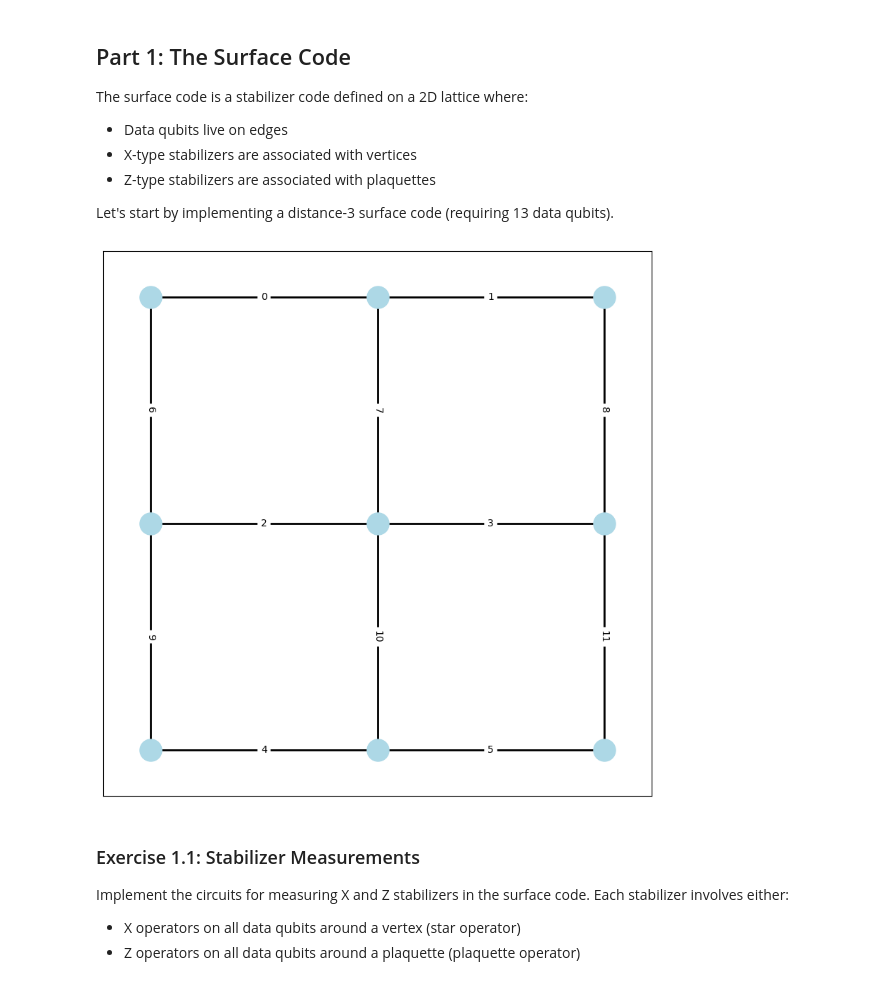
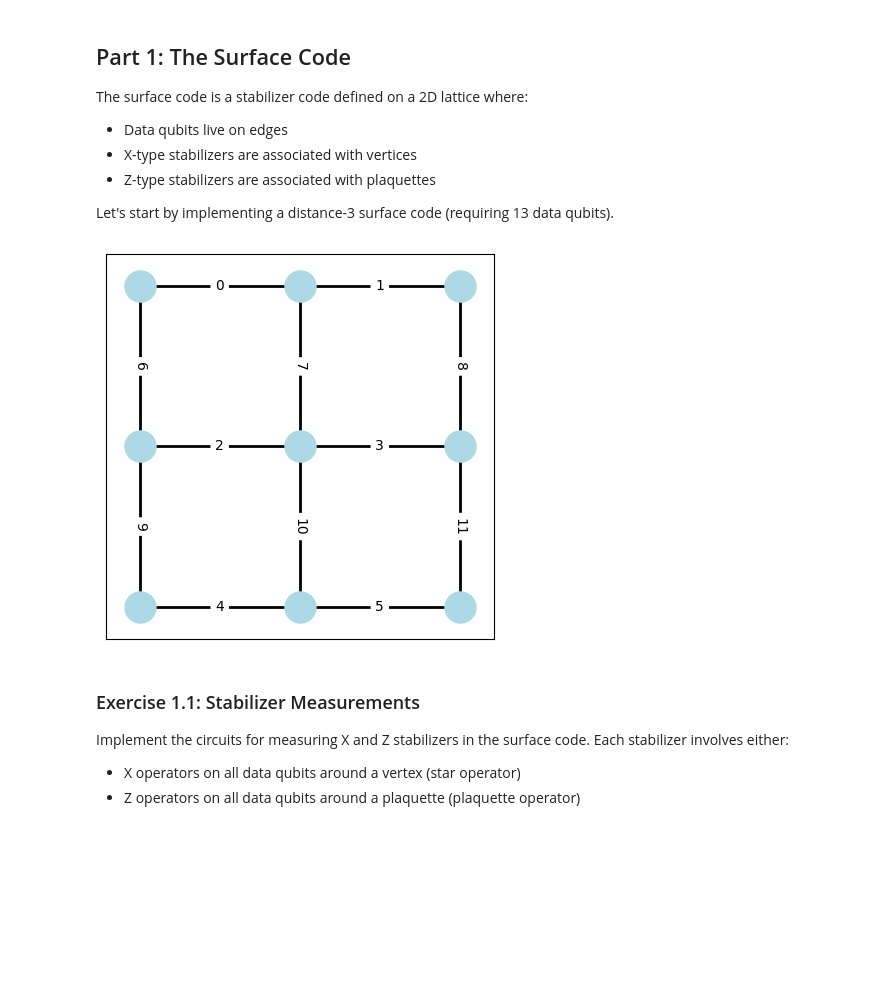
Before and after one commit to UMassIonTrappers/Introduction-to-Quantum-Computing, a Jupyter notebook: Lab_13_QEC_TBD.ipynb, the cells around one changed output. Drawn from its saved outputs; the diff is of its cells as text; code cells hidden in the pictures; blank space fills up the shorter version.

```diff
--- a/Lab_13_QEC_TBD.ipynb
+++ b/Lab_13_QEC_TBD.ipynb
@@ -149,35 +122,35 @@ class SurfaceCode:
         for i in range(self.d-1):
             for j in range(self.d):
                 # Vertical edges
                 G.add_edge((i,j), (i+1,j), qubit=qubit_idx)
                 qubit_idx += 1
 
         return G
 
     def draw_lattice(self):
         """Visualize the surface code lattice"""
         pos = {(i,j): (j,-i) for i,j in self.graph.nodes()}
 
-        plt.figure(figsize=(10,10))
+        plt.figure(figsize=(5,5))
         # Draw edges (data qubits)
         nx.draw_networkx_edges(self.graph, pos, width=2)
 
         # Draw vertices
         nx.draw_networkx_nodes(self.graph, pos, node_color='lightblue',
                               node_size=500)
 
         # Add labels
         edge_labels = nx.get_edge_attributes(self.graph, 'qubit')
         nx.draw_networkx_edge_labels(self.graph, pos, edge_labels)
 
         plt.axis('equal')
         plt.show()
 
 # Create and visualize a distance-3 surface code
 code = SurfaceCode(3)
 code.draw_lattice()
 # %% [output]
-[figure, old version]
+[figure, new version]
 # %% [markdown]
 ### Exercise 1.1: Stabilizer Measurements
 
```
Also changed, not shown: parts of 7 cells of this notebook.
